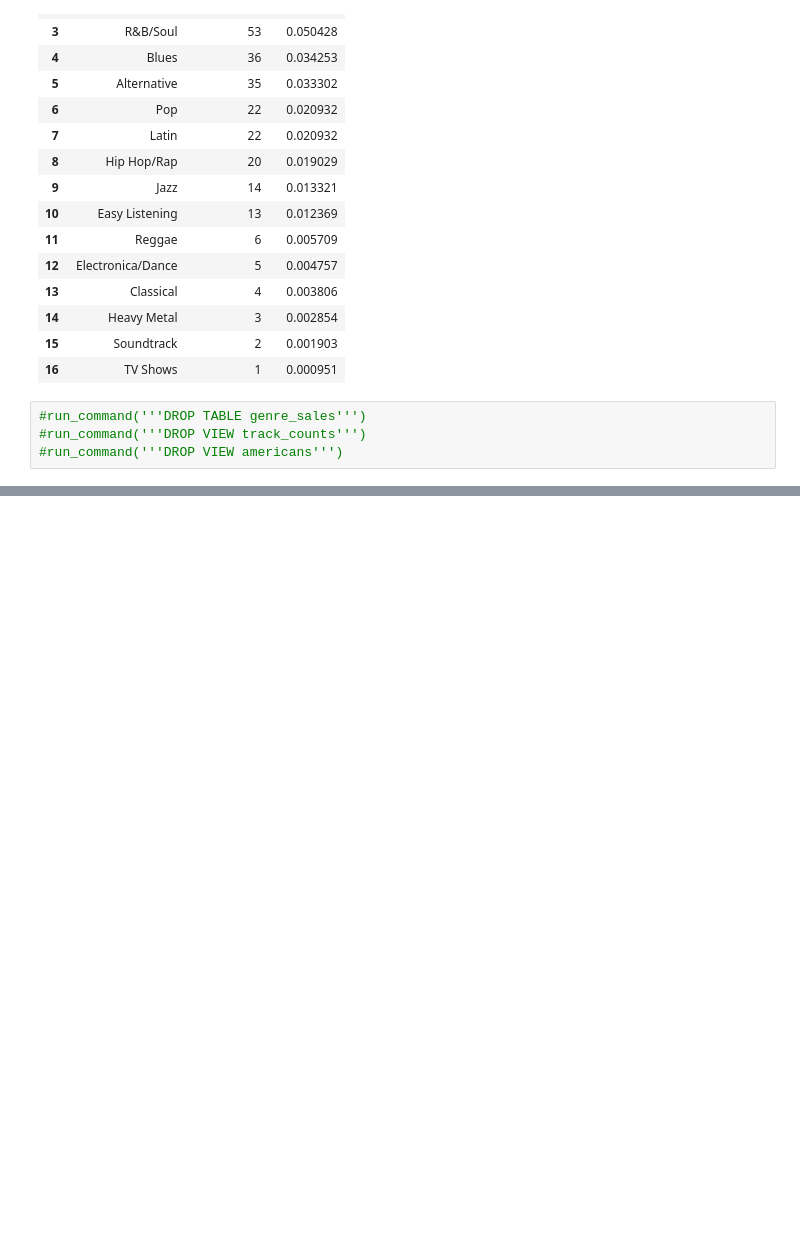
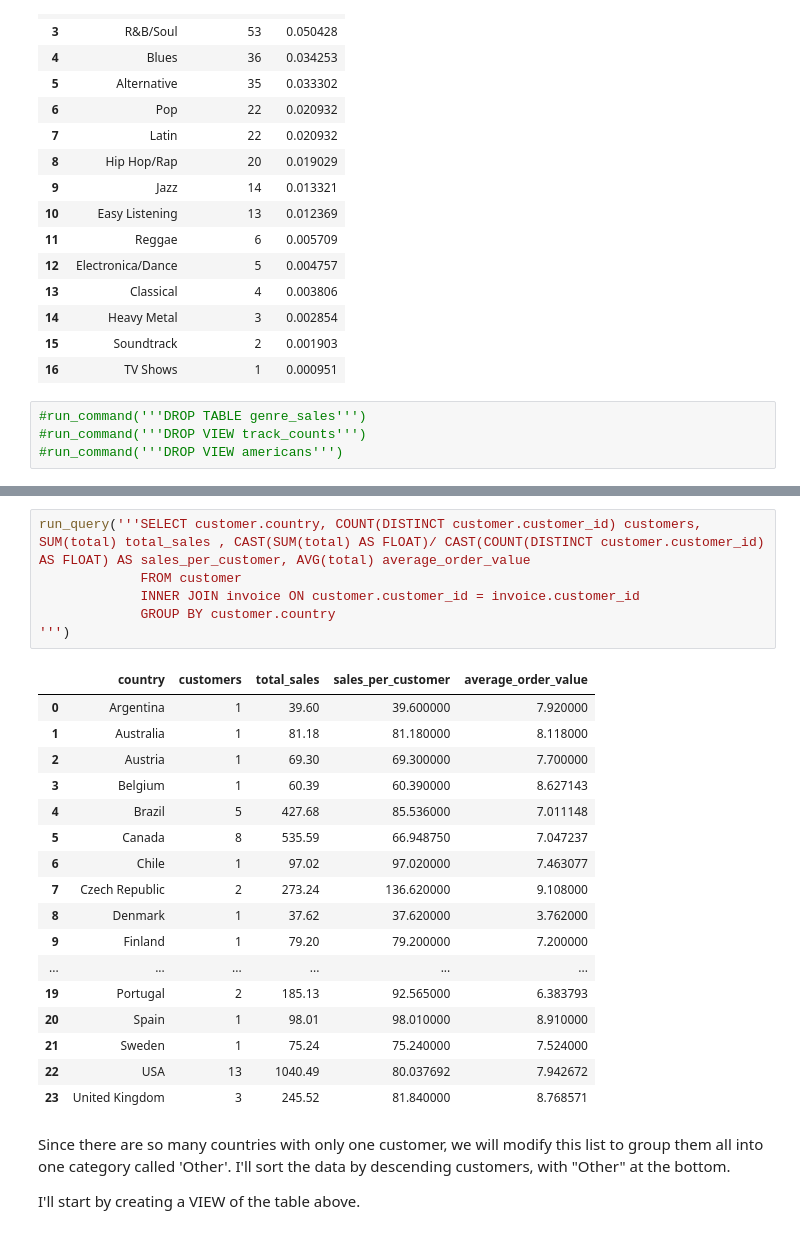
Before and after one commit to qnchenry-q/Music_Store_SQLite, a Jupyter notebook: SQL_For_Music_Store.ipynb, the cells around one changed output, grey strips where cells are left out. Saved outputs shown, nothing was run; the diff lists cells and outputs as text; blank space fills up the shorter version.

```diff
--- a/SQL_For_Music_Store.ipynb
+++ b/SQL_For_Music_Store.ipynb
@@ -196,0 +306,28 @@ run_query('''SELECT * FROM genre_sales''')
+# %%
+run_query('''SELECT customer.country, COUNT(DISTINCT customer.customer_id) customers, SUM(total) total_sales , CAST(SUM(total) AS FLOAT)/ CAST(COUNT(DISTINCT customer.customer_id) AS FLOAT) AS sales_per_customer, AVG(total) average_order_value
+             FROM customer
+             INNER JOIN invoice ON customer.customer_id = invoice.customer_id
+             GROUP BY customer.country
+''')
+# %% [output]
+|  | country | customers | total_sales | sales_per_customer | average_order_value |
+| 0 | Argentina | 1 | 39.60 | 39.600000 | 7.920000 |
+| 1 | Australia | 1 | 81.18 | 81.180000 | 8.118000 |
+| 2 | Austria | 1 | 69.30 | 69.300000 | 7.700000 |
+| 3 | Belgium | 1 | 60.39 | 60.390000 | 8.627143 |
+| 4 | Brazil | 5 | 427.68 | 85.536000 | 7.011148 |
+| 5 | Canada | 8 | 535.59 | 66.948750 | 7.047237 |
+| 6 | Chile | 1 | 97.02 | 97.020000 | 7.463077 |
+| 7 | Czech Republic | 2 | 273.24 | 136.620000 | 9.108000 |
+| 8 | Denmark | 1 | 37.62 | 37.620000 | 3.762000 |
+| 9 | Finland | 1 | 79.20 | 79.200000 | 7.200000 |
+| ... | ... | ... | ... | ... | ... |
+| 19 | Portugal | 2 | 185.13 | 92.565000 | 6.383793 |
+| 20 | Spain | 1 | 98.01 | 98.010000 | 8.910000 |
+| 21 | Sweden | 1 | 75.24 | 75.240000 | 7.524000 |
+| 22 | USA | 13 | 1040.49 | 80.037692 | 7.942672 |
+| 23 | United Kingdom | 3 | 245.52 | 81.840000 | 8.768571 |
+# %% [markdown]
+Since there are so many countries with only one customer, we will modify this list to group them all into one category called 'Other'. I'll sort the data by descending customers, with "Other" at the bottom.
+
+I'll start by creating a VIEW of the table above.
```
Also changed, not shown: parts of 30 cells of this notebook, 2 other files.
